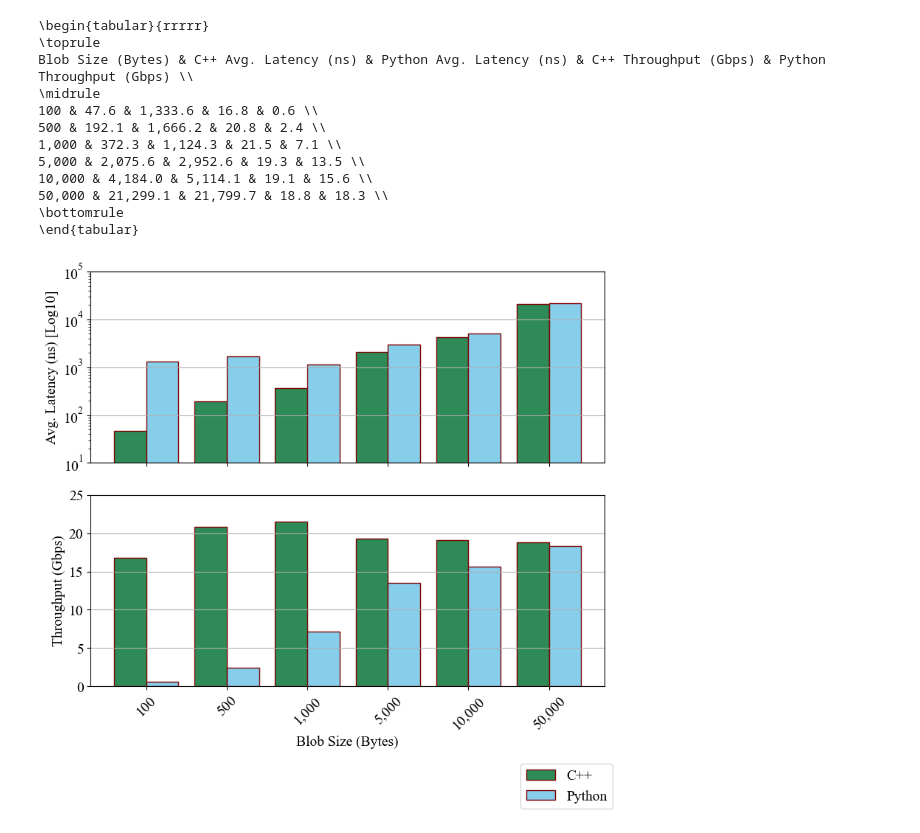
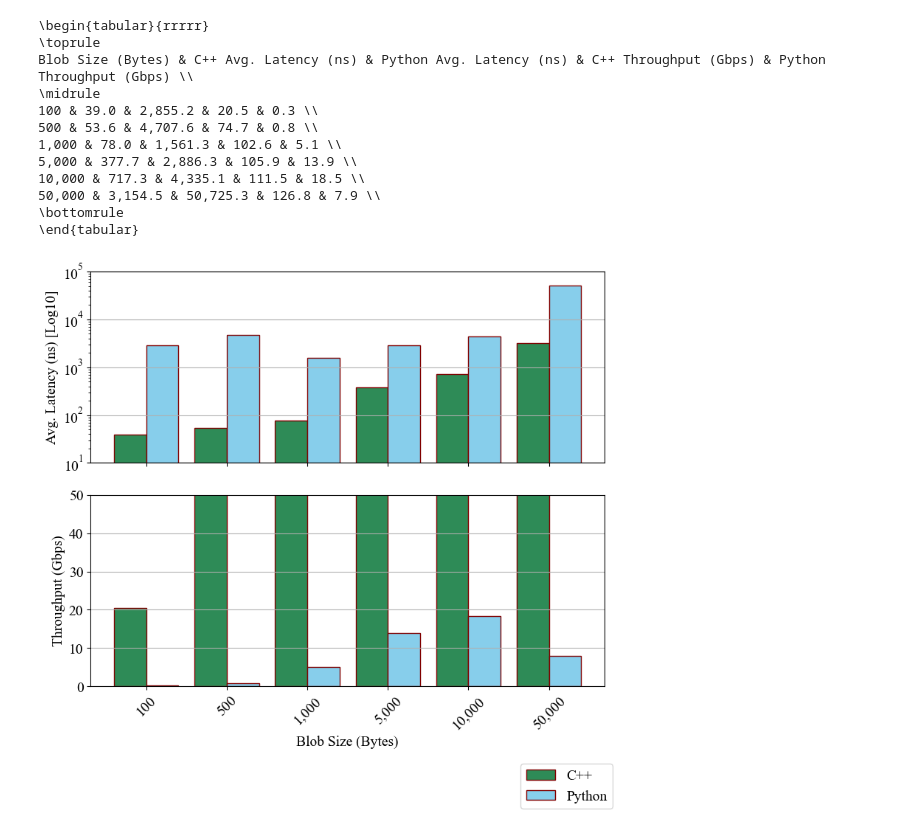
Before and after one commit to davidmaaghul/FRAL, a Jupyter notebook: fral/testing/performance_tests/notebooks/write_test.ipynb, the cells around one changed output. Saved outputs shown, nothing was run; the diff lists cells and outputs as text; code cells hidden in the pictures.

```diff
--- a/fral/testing/performance_tests/notebooks/write_test.ipynb
+++ b/fral/testing/performance_tests/notebooks/write_test.ipynb
@@ -14,8 +14,8 @@ def update_df(df):
     df['Gbps'] = df['Gb'] / (df['Time']/G)
 
 
-cpp_df = pd.read_csv("../test-results/vm/local/write_test.csv", compression='gzip')
-py_df = pd.read_csv("../test-results/vm/local/py_write_test.csv")
+cpp_df = pd.read_csv("../test-results/local/write_test.csv", compression='gzip')
+py_df = pd.read_csv("../test-results/local/py_write_test.csv")
 update_df(cpp_df)
 update_df(py_df)
 
@@ -39,7 +39,7 @@ g0 = ax[1]
 g0.bar(x - 0.2, list(cpp_df['Gbps'].values), color ='seagreen', width = 0.4, label='C++', edgecolor='maroon')
 g0.bar(x + 0.2, list(py_df['Gbps'].values), color ='skyblue', width = 0.4, label='Python', edgecolor='maroon')
 g0.set_ylabel("Throughput (Gbps)")
-g0.set_ylim([0, 25])
+g0.set_ylim([0, 50])
 
 g0.set_xticks(x)
 g0.set_xticklabels(labels, rotation=45)
@@ -48,37 +48,37 @@ g0.set_xticklabels(labels, rotation=45)
 
 handles, labs = g0.get_legend_handles_labels()
 fig.legend(handles, labs, loc='lower right', bbox_to_anchor=(1,-0.1))
 
 g0.grid(axis='y')
 fig.tight_layout()
 fig.savefig("../test-results/write_test.png", dpi=300, bbox_inches='tight')
 
 
 columns = ['Size', 'avg_latency', 'Gbps']
 cpp_df = cpp_df[columns]
 py_df = py_df[columns]
 py_df.rename(columns={'avg_latency': 'py_avg_latency', 'Gbps': 'py_Gbps'}, inplace=True)
 
 
 py_df.set_index(['Size'], inplace=True)
 cpp_df.set_index(['Size'], inplace=True)
 out_df = cpp_df.join(py_df).reset_index()
 out_df = out_df[["Size", "avg_latency", "py_avg_latency", "Gbps", "py_Gbps"]]
 out_df.rename(columns={"Size": "Blob Size (Bytes)", "avg_latency": "C++ Avg. Latency (ns)",
                       "py_avg_latency": "Python Avg. Latency (ns)",
                       "Gbps": "C++ Throughput (Gbps)", "py_Gbps": "Python Throughput (Gbps)"}, inplace=True)
 print(out_df.to_latex(index=False, float_format="{:,.1f}".format, formatters={"Blob Size (Bytes)": "{:,}".format}))
 # %% [output]
 \begin{tabular}{rrrrr}
 \toprule
 Blob Size (Bytes) & C++ Avg. Latency (ns) & Python Avg. Latency (ns) & C++ Throughput (Gbps) & Python Throughput (Gbps) \\
 \midrule
-100 & 47.6 & 1,333.6 & 16.8 & 0.6 \\
-500 & 192.1 & 1,666.2 & 20.8 & 2.4 \\
-1,000 & 372.3 & 1,124.3 & 21.5 & 7.1 \\
-5,000 & 2,075.6 & 2,952.6 & 19.3 & 13.5 \\
-10,000 & 4,184.0 & 5,114.1 & 19.1 & 15.6 \\
-50,000 & 21,299.1 & 21,799.7 & 18.8 & 18.3 \\
+100 & 39.0 & 2,855.2 & 20.5 & 0.3 \\
+500 & 53.6 & 4,707.6 & 74.7 & 0.8 \\
+1,000 & 78.0 & 1,561.3 & 102.6 & 5.1 \\
+5,000 & 377.7 & 2,886.3 & 105.9 & 13.9 \\
+10,000 & 717.3 & 4,335.1 & 111.5 & 18.5 \\
+50,000 & 3,154.5 & 50,725.3 & 126.8 & 7.9 \\
 \bottomrule
 \end{tabular}
-[figure, old version]
+[figure, new version]
```
Also changed, not shown: 10 other files.
